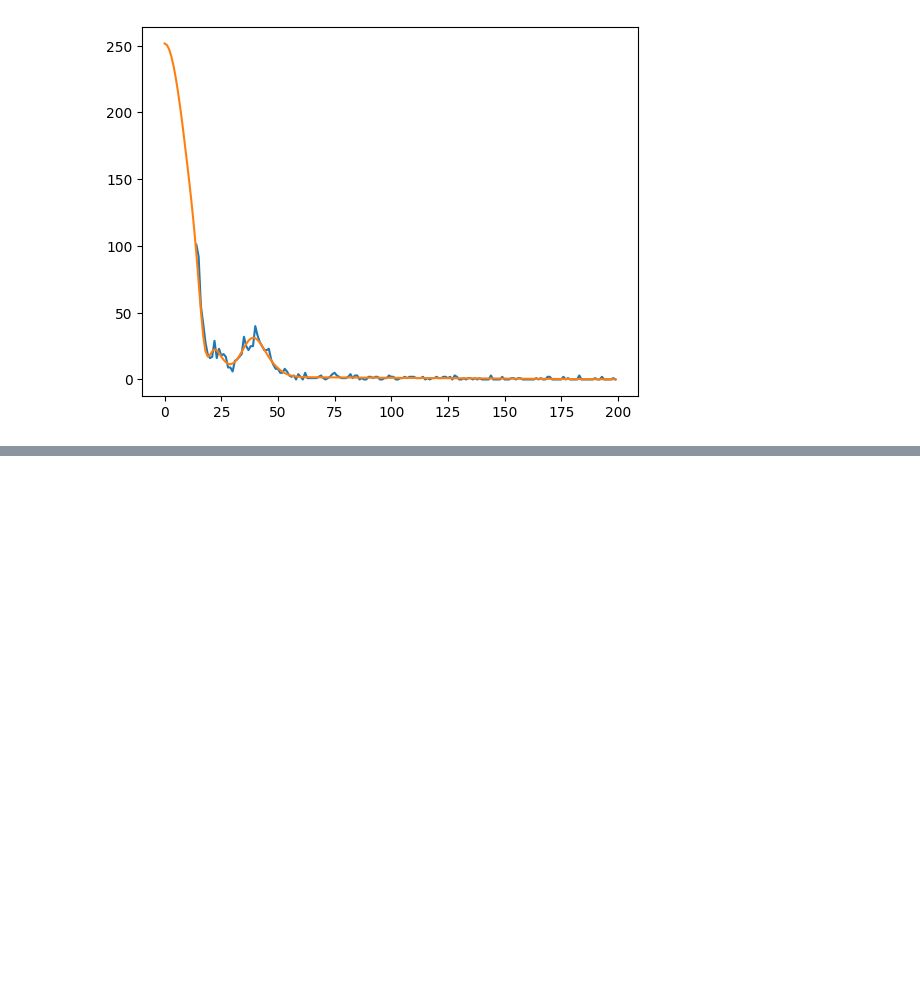
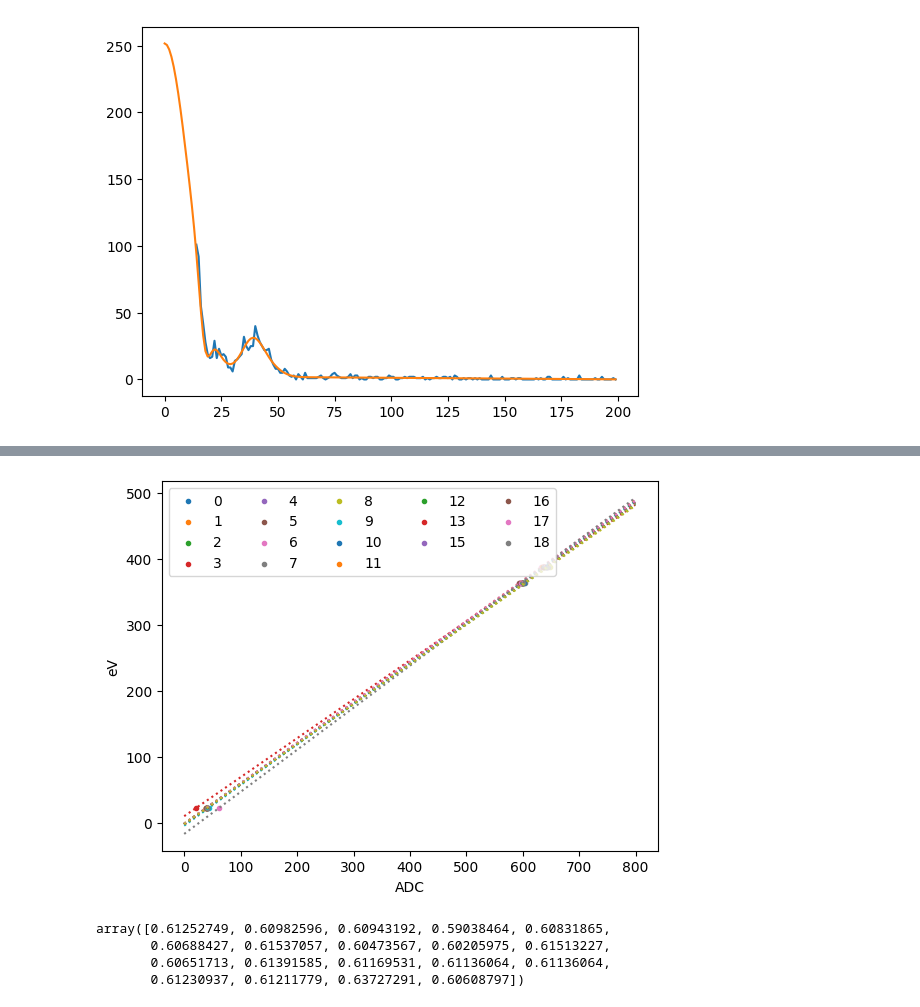
Before and after one commit to arlee-shelby/calibration, a Jupyter notebook: Sncalibration_analysis.ipynb, the cells around one changed output, grey strips where cells are left out. Saved outputs shown, nothing was run; the diff lists cells and outputs as text; code cells hidden in the pictures; blank space fills up the shorter version.

```diff
--- a/Sncalibration_analysis.ipynb
+++ b/Sncalibration_analysis.ipynb
@@ -159,0 +329,4 @@ plt.show()
+# %%
+quad = np.array(fit_pars_quad)[:,0]
+lin = np.array(fit_pars_quad)[:,1]
+intercept_quad = np.array(fit_pars_quad)[:,2]
@@ -159,0 +341,6 @@ plt.show()
+# %%
+for i in range(len(sig_data)):
+    if sig_data[i]==[]:
+        pass
+    else:
+        print(np.sqrt(np.sum(np.array(sig_data[i])**2))*quad[i] + np.sqrt(np.sum(np.array(sig_data[i])**2))*lin[i] +  intercept_quad[i])
@@ -159,0 +366,22 @@ plt.show()
+# %%
+fit_pars = []
+x = np.arange(0,800)
+for i in range(len(ADC_data)):
+    if len(ADC_data[i])==0:
+        pass
+    elif len(ADC_data[i])<3:
+        a, b = np.polyfit(ADC_data[i],eV_points[:2], deg=1)
+        plt.scatter(ADC_data[i],eV_points[:2],marker = '.',label = '%d'%i)
+    else:
+        a, b = np.polyfit(ADC_data[i],eV_points, deg=1)
+        plt.scatter(ADC_data[i],eV_points,marker = '.',label = '%d'%i)
+
+    fit_pars.append([a,b])
+    plt.plot(x,calibration_lin(x,fit_pars[i][0],fit_pars[i][1]),linestyle = ':')
+
+plt.legend(loc="upper left", ncol=5)
+plt.xlabel('ADC')
+plt.ylabel('eV')
+plt.show()
+# %% [output]
+[figure, added]
@@ -159,0 +391,8 @@ plt.show()
+# %%
+intercept
+slope
+# %% [output]
+array([0.61252749, 0.60982596, 0.60943192, 0.59038464, 0.60831865,
+       0.60688427, 0.61537057, 0.60473567, 0.60205975, 0.61513227,
+       0.60651713, 0.61391585, 0.61169531, 0.61136064, 0.61136064,
+       0.61230937, 0.61211779, 0.63727291, 0.60608797])
```
Also changed, not shown: parts of 15 cells of this notebook.
